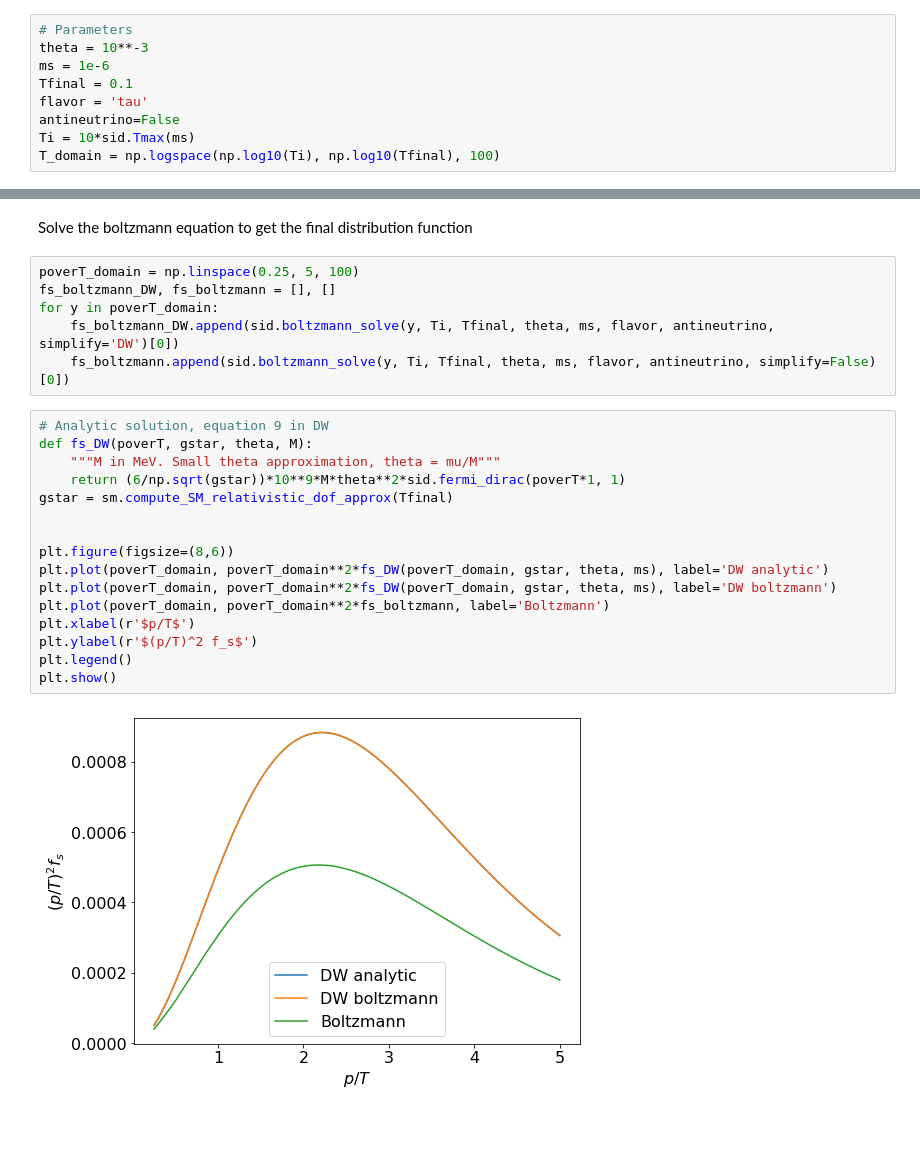
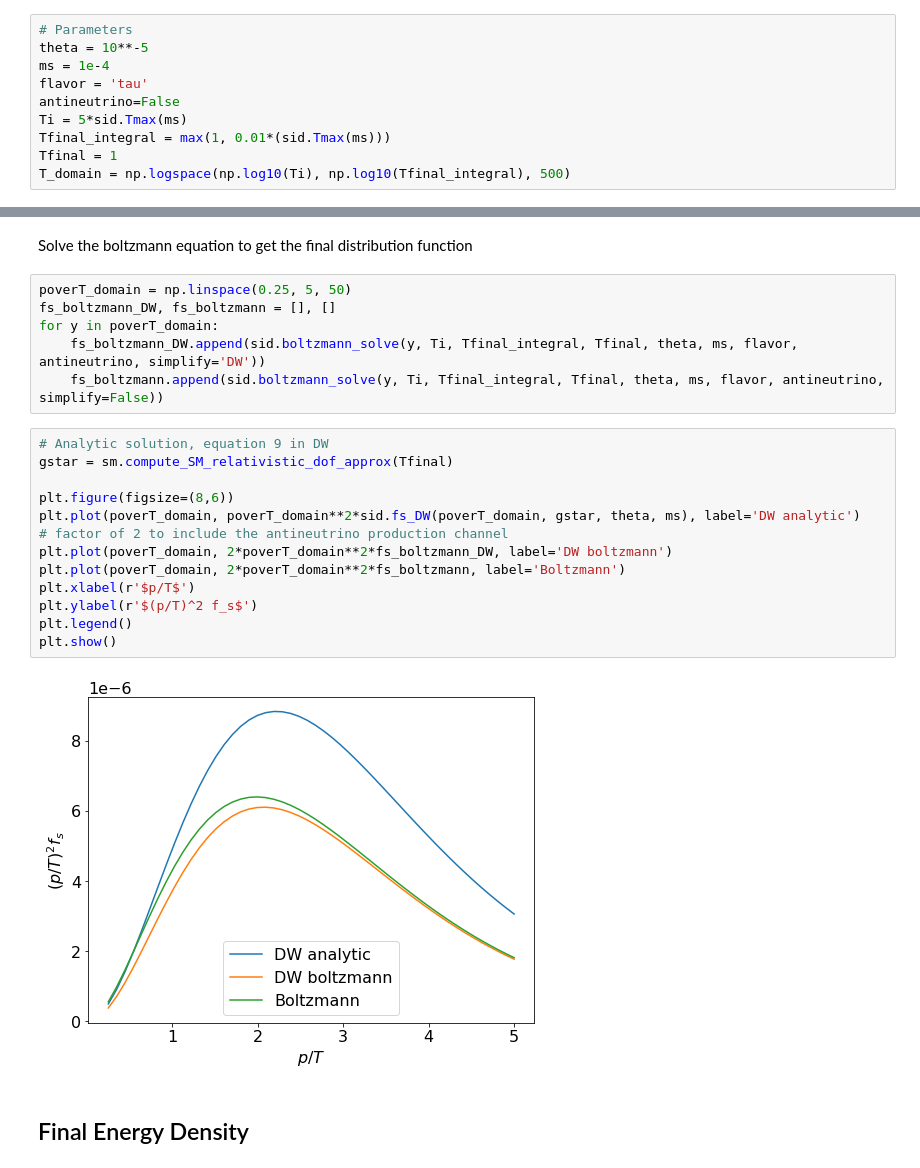
Before and after one commit to JakeSpisak/Sterile-Neutrinos, a Jupyter notebook: sid.ipynb, the cells around one changed output, grey strips where cells are left out. Saved outputs shown, nothing was run; the diff lists cells and outputs as text; blank space fills up the shorter version.

```diff
--- a/sid.ipynb
+++ b/sid.ipynb
@@ -9,13 +13,14 @@ plt.rcParams.update({'font.size': 16})
 # Dodelson Widrow Comparison
 # %%
 # Parameters
-theta = 10**-3
-ms = 1e-6
-Tfinal = 0.1
+theta = 10**-5
+ms = 1e-4
 flavor = 'tau'
 antineutrino=False
-Ti = 10*sid.Tmax(ms)
-T_domain = np.logspace(np.log10(Ti), np.log10(Tfinal), 100)
+Ti = 5*sid.Tmax(ms)
+Tfinal_integral = max(1, 0.01*(sid.Tmax(ms)))
+Tfinal = 1
+T_domain = np.logspace(np.log10(Ti), np.log10(Tfinal_integral), 500)
 # %%
 # Differences in the production rate
 
@@ -68,26 +76,25 @@ plt.show()
 # %% [markdown]
  Solve the boltzmann equation to get the final distribution function
 # %%
-poverT_domain = np.linspace(0.25, 5, 100)
+poverT_domain = np.linspace(0.25, 5, 50)
 fs_boltzmann_DW, fs_boltzmann = [], []
 for y in poverT_domain:
-    fs_boltzmann_DW.append(sid.boltzmann_solve(y, Ti, Tfinal, theta, ms, flavor, antineutrino, simplify='DW')[0])
-    fs_boltzmann.append(sid.boltzmann_solve(y, Ti, Tfinal, theta, ms, flavor, antineutrino, simplify=False)[0])
+    fs_boltzmann_DW.append(sid.boltzmann_solve(y, Ti, Tfinal_integral, Tfinal, theta, ms, flavor, antineutrino, simplify='DW'))
+    fs_boltzmann.append(sid.boltzmann_solve(y, Ti, Tfinal_integral, Tfinal, theta, ms, flavor, antineutrino, simplify=False))
 # %%
 # Analytic solution, equation 9 in DW
-def fs_DW(poverT, gstar, theta, M):
-    """M in MeV. Small theta approximation, theta = mu/M"""
-    return (6/np.sqrt(gstar))*10**9*M*theta**2*sid.fermi_dirac(poverT*1, 1)
 gstar = sm.compute_SM_relativistic_dof_approx(Tfinal)
 
-
 plt.figure(figsize=(8,6))
-plt.plot(poverT_domain, poverT_domain**2*fs_DW(poverT_domain, gstar, theta, ms), label='DW analytic')
-plt.plot(poverT_domain, poverT_domain**2*fs_DW(poverT_domain, gstar, theta, ms), label='DW boltzmann')
-plt.plot(poverT_domain, poverT_domain**2*fs_boltzmann, label='Boltzmann')
+plt.plot(poverT_domain, poverT_domain**2*sid.fs_DW(poverT_domain, gstar, theta, ms), label='DW analytic')
+# factor of 2 to include the antineutrino production channel
+plt.plot(poverT_domain, 2*poverT_domain**2*fs_boltzmann_DW, label='DW boltzmann')
+plt.plot(poverT_domain, 2*poverT_domain**2*fs_boltzmann, label='Boltzmann')
 plt.xlabel(r'$p/T$')
 plt.ylabel(r'$(p/T)^2 f_s$')
 plt.legend()
 plt.show()
 # %% [output]
-[figure, old version]
+[figure, new version]
+# %% [markdown]
+## Final Energy Density
```
Also changed, not shown: parts of 53 cells of this notebook, 9 other files.
